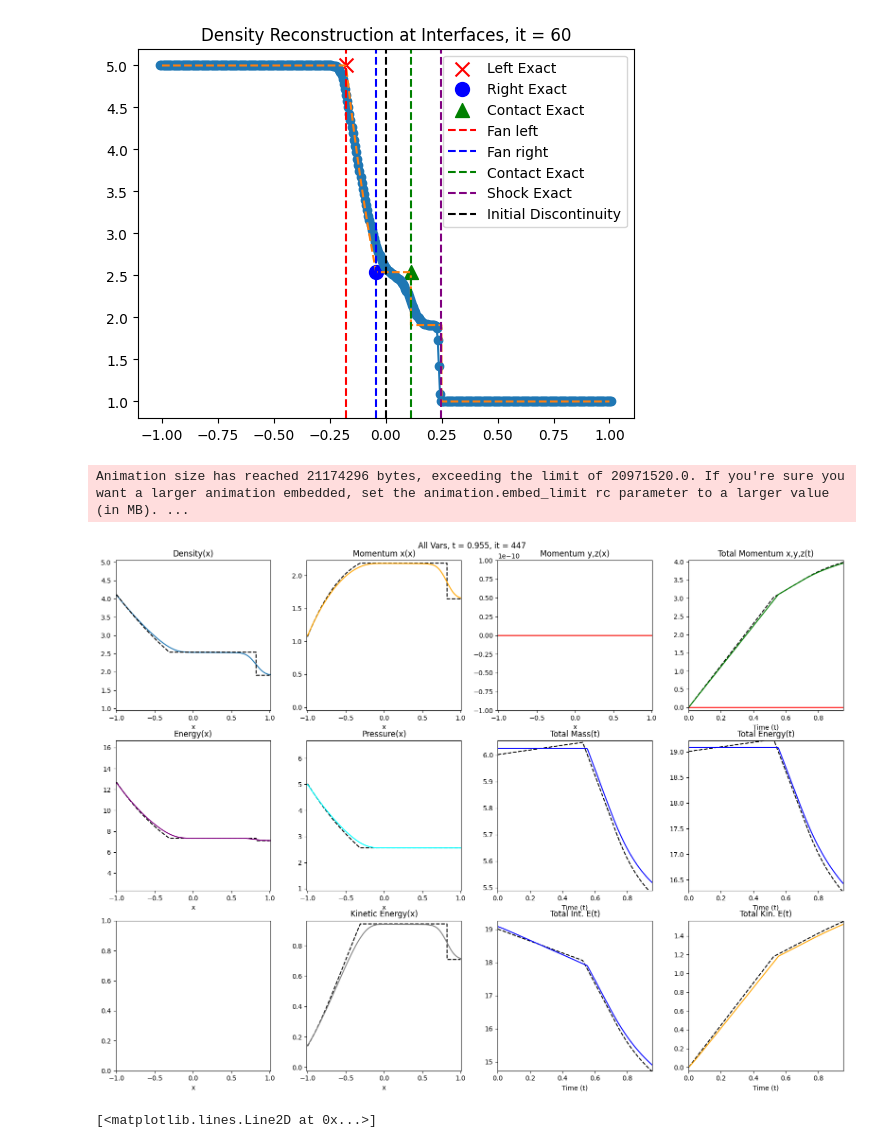
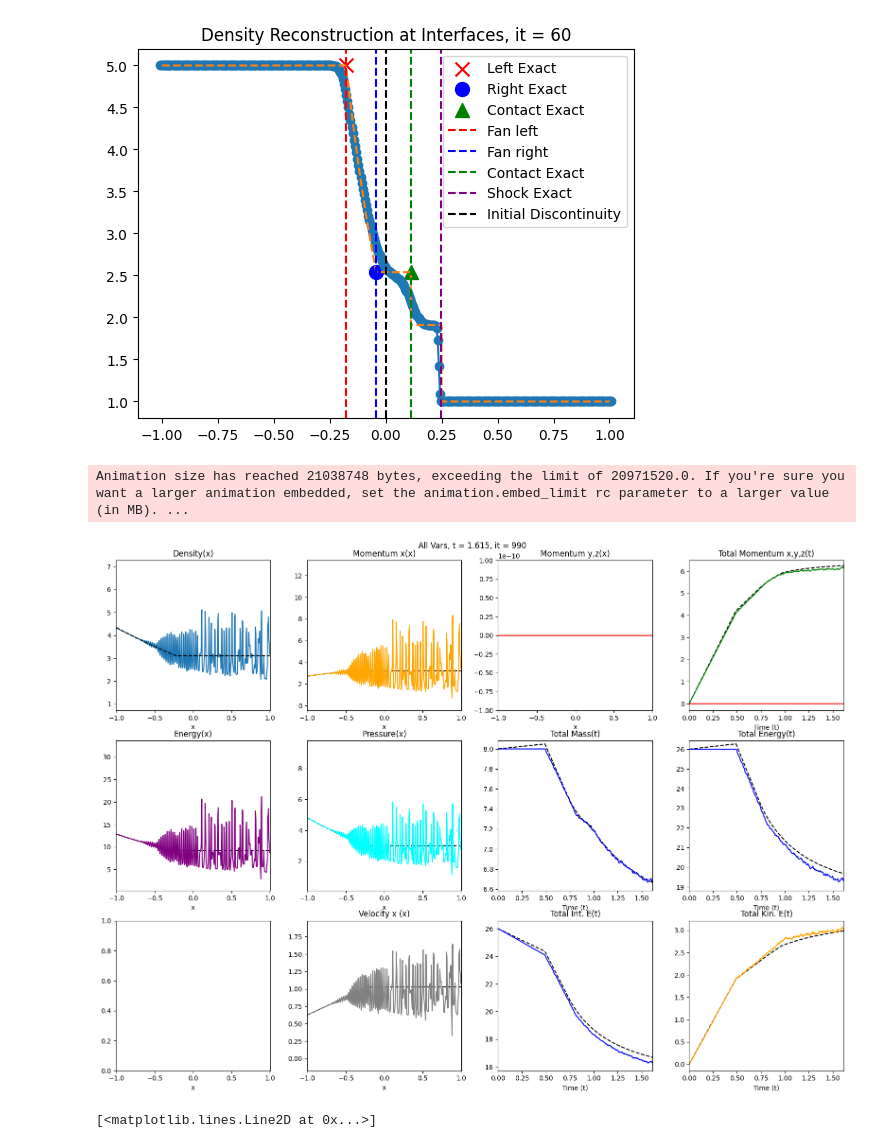
Before and after one commit to Jimbo-Coder/PyFluid, a Jupyter notebook: main_mhd.ipynb, the cells around one changed output. Saved outputs shown, nothing was run; the diff lists cells and outputs as text; code cells hidden in the pictures.

```diff
--- a/main_mhd.ipynb
+++ b/main_mhd.ipynb
@@ -712,8 +729,8 @@ from IPython.display import HTML
 
 
 
-frames=150
-framestep = 3;
+frames=100
+framestep = 10;
 framei = np.arange(frames)*framestep
 fstopt = framei[-1]+1
 save = True;
@@ -740,10 +757,10 @@ stdsdiags = state.diagnostics.std(axis=0)
 #yminsdiags = meansdiags - 2*stdsdiags - delfix; ymaxsdiags = meansdiags + 2*stdsdiags + delfix;
 yminsdiags = np.min(state.diagnostics[:fstopt,:],axis=0) - delfix - stdsdiags/6; ymaxsdiags = np.max(state.diagnostics[:fstopt,:],axis=0) + delfix + stdsdiags/6;
 
-meansaux = state.Auxvecs.mean(axis=(0,2))
-stdsaux = state.Auxvecs.std(axis=(0,2))
+meansprims = state.Pvecs.mean(axis=(0,2))
+stdsprims = state.Pvecs.std(axis=(0,2))
 #yminsaux = meansaux - 2*stdsaux - delfix; ymaxsaux = meansaux + 2*stdsaux + delfix;
-yminsaux = np.min(state.Auxvecs[:fstopt,:,:],axis=(0,2)) - delfix - stdsaux/6; ymaxsaux = np.max(state.Auxvecs[:fstopt,:,:],axis=(0,2)) + delfix + stdsaux/6;
+yminsprims = np.min(state.Pvecs[:fstopt,:,:],axis=(0,2)) - delfix - stdsprims/6; ymaxsprims = np.max(state.Pvecs[:fstopt,:,:],axis=(0,2)) + delfix + stdsprims/6;
 #Animation 4x4 plots. (rho, rhovx,rhovy/rhovz, total rhovx/rhovy/rhovz), (E,m, total energy, total mass), (P, KE, total P/gamma-1, total KE),
 # (By,Bz, MagE, total MagE). Totals are animated lines moving to the right in time.
 # to fix in case of zero std
@@ -774,7 +791,7 @@ if True:
    line11Etot = axs[1,3].plot([],[],label='Total Energy',color='blue')[0]
 
 
-   line12KE = axs[2,1].plot([],[],label='Kinetic Energy',color='grey')[0]
+   line12vx = axs[2,1].plot([],[],label='Velocity x',color='grey')[0]
    line13utot = axs[2,2].plot([],[],label='Total internal Energy',color='blue')[0]
    line14KEtot = axs[2,3].plot([],[],label='Total Kinetic Energy',color='orange')[0]
 
@@ -791,11 +808,11 @@ if True:
    axs[0,3].set_ylim(yminsdiags[3],ymaxsdiags[3])#total rhovx
 
    axs[1,0].set_ylim(ymins[4],ymaxs[4])#E
-   axs[1,1].set_ylim(yminsaux[3],ymaxsaux[3])#P
+   axs[1,1].set_ylim(yminsprims[4],ymaxsprims[4])#P
    axs[1,2].set_ylim(yminsdiags[0],ymaxsdiags[0])#total mass
    axs[1,3].set_ylim(yminsdiags[1],ymaxsdiags[1])#total energy
 
-   axs[2,1].set_ylim(yminsaux[6],ymaxsaux[6])#KE
+   axs[2,1].set_ylim(yminsprims[1],ymaxsprims[1])#velocity
    axs[2,2].set_ylim(yminsdiags[2],ymaxsdiags[2])#total internal energy
 
    axs[2,3].set_ylim(yminsdiags[10],ymaxsdiags[10])#total kinetic energy
@@ -816,10 +833,10 @@ if True:
 
    if state.boolmag:
       lines = [line1rho,line2rhovx,line3rhovy,line4rhovz,line5rhovxtot,line6rhovytot,line7rhovztot,
-               line8E,line9P,line10mass,line11Etot,line12KE,line13utot,line14KEtot,line15By,line16Bz,line17ME,line18MEtot]
+               line8E,line9P,line10mass,line11Etot,line12vx,line13utot,line14KEtot,line15By,line16Bz,line17ME,line18MEtot]
    else:
       lines = [line1rho,line2rhovx,line3rhovy,line4rhovz,line5rhovxtot,line6rhovytot,line7rhovztot,
-               line8E,line9P,line10mass,line11Etot,line12KE,line13utot,line14KEtot]
+               line8E,line9P,line10mass,line11Etot,line12vx,line13utot,line14KEtot]
    if state.ici == 0:
       lines = [*lines, line1rhoexact,line2rhovxexact,line5rhovxtotexact,
                line8Eexact,line9Pexact,line10massexact,line11Etexact,line12KEexact,line13utotexact,line14KEtotexact]
@@ -829,7 +846,7 @@ plt.tight_layout()
 def init():
    titles = ['Density(x)', 'Momentum x(x)', 'Momentum y,z(x)', 'Total Momentum x,y,z(t)',
               'Energy(x)', 'Pressure(x)','Total Mass(t)', 'Total Energy(t)',
-             '', 'Kinetic Energy(x)', 'Total Int. E(t)', 'Total Kin. E(t)',
+             '', 'Velocity x (x)', 'Total Int. E(t)', 'Total Kin. E(t)',
              'By(x)', 'Bz(x)', 'Magnetic Energy(x)', 'Total Magnetic Energy(t)']
    if state.boolmag:
       pass
@@ -850,39 +867,39 @@ def animate(frame):
    lines[4].set_data(state.ts[:frame+1], state.diagnostics[:frame+1, 2]) #total rhovx
    lines[5].set_data(state.ts[:frame+1], state.diagnostics[:frame+1, 3]) #total rhovy
    lines[6].set_data(state.ts[:frame+1], state.diagnostics[:frame+1, 4]) #total rhovz
    lines[7].set_data(state.xg, state.Uvecs[frame, 4, :]) #E
-   lines[8].set_data(state.xg, state.Auxvecs[frame, 3, :]) #P
+   lines[8].set_data(state.xg, state.Pvecs[frame, 4, :]) #P
    lines[9].set_data(state.ts[:frame+1], state.diagnostics[:frame+1, 0]) #total mass
    lines[10].set_data(state.ts[:frame+1], state.diagnostics[:frame+1, 1]) #total energy
-   lines[11].set_data(state.xg, state.Auxvecs[frame, 6, :]) #KE
+   lines[11].set_data(state.xg, state.Pvecs[frame, 1, :]) #vx
    lines[12].set_data(state.ts[:frame+1], state.diagnostics[:frame+1, 2]) #total internal energy
    lines[13].set_data(state.ts[:frame+1], state.diagnostics[:frame+1, 10]) #total kinetic energy
    if state.ici == 0:
       lines[14].set_data(state.xghr, state.Uvecexacts[frame, 0, :]) #rho exact
       lines[15].set_data(state.xghr, state.Uvecexacts[frame, 1, :]) #rhovx exact
       lines[16].set_data(state.ts[:frame+1], state.diagnostics_exact[:frame+1, 3]) #total rhovx exact
       lines[17].set_data(state.xghr, state.Uvecexacts[frame, 4, :]) #E exact
-      lines[18].set_data(state.xghr, state.Auxvecexacts[frame, 3, :]) #P exact
+      lines[18].set_data(state.xghr, state.Pvecexacts[frame, 4, :]) #P exact
       lines[19].set_data(state.ts[:frame+1], state.diagnostics_exact[:frame+1, 0]) #total mass exact
       lines[20].set_data(state.ts[:frame+1], state.diagnostics_exact[:frame+1, 1]) #total energy exact
-      lines[21].set_data(state.xghr, state.Auxvecexacts[frame, 6, :]) #KE exact
+      lines[21].set_data(state.xghr, state.Pvecexacts[frame, 1, :]) #vx exact
       lines[22].set_data(state.ts[:frame+1], state.diagnostics_exact[:frame+1, 2]) #total internal energy exact
       lines[23].set_data(state.ts[:frame+1], state.diagnostics_exact[:frame+1, 10]) #total kinetic energy exact
    if state.boolmag:#(mass, energy, internal energy, rhovx, rhovy, rhovz, rhov, gradP, lapP, magE, KE)
       lines[14].set_data(state.xg, state.Uvecs[frame, 5, :]) #By
       lines[15].set_data(state.xg, state.Uvecs[frame, 6, :]) #Bz
       lines[16].set_data(state.xg, state.Auxvecs[frame, 7, :]) #magE
       lines[17].set_data(state.ts[:frame+1], state.diagnostics[:frame+1, 9]) #total magE
    suptitle.set_text(f"All Vars, t = {state.ts[frame]:.3f}, it = {frame}")
    return lines
 
 anim = FuncAnimation(fig, animate, init_func=init, frames=framei, interval=35, blit=True)
 HTML(anim.to_jshtml())
 if save:
    anim.save(outdir + f"anim{state.icname}.mp4", fps=15)
 # %% [output]
-Animation size has reached 21174296 bytes, exceeding the limit of 20971520.0. If you're sure you want a larger animation embedded, set the animation.embed_limit rc parameter to a larger value (in MB). ...
+Animation size has reached 21038748 bytes, exceeding the limit of 20971520.0. If you're sure you want a larger animation embedded, set the animation.embed_limit rc parameter to a larger value (in MB). ...
-[figure, old version]
+[figure, new version]
 # %%
 #it = 0
 it +=10
```
Also changed, not shown: parts of 3 cells of this notebook.
